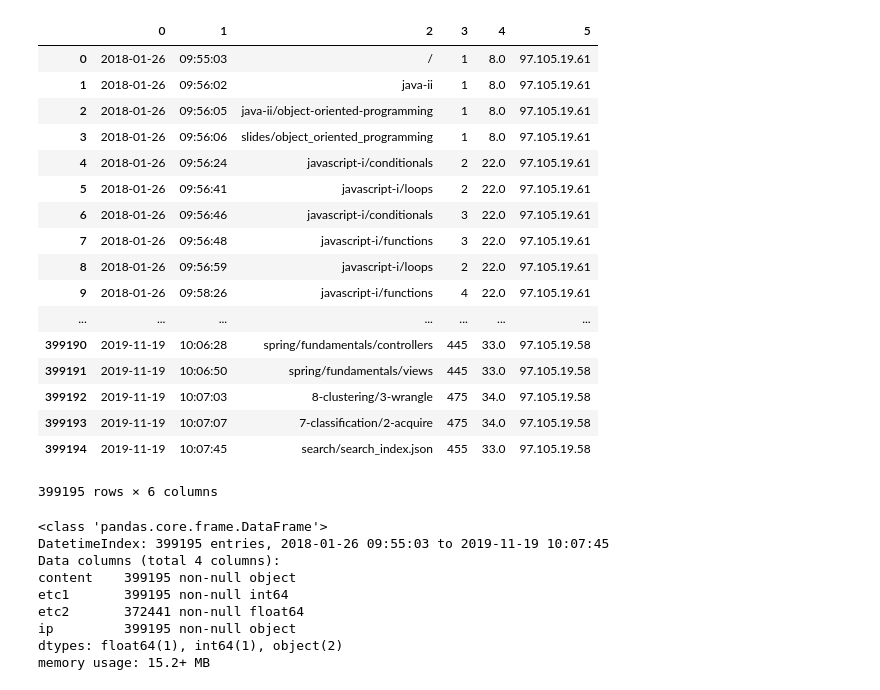
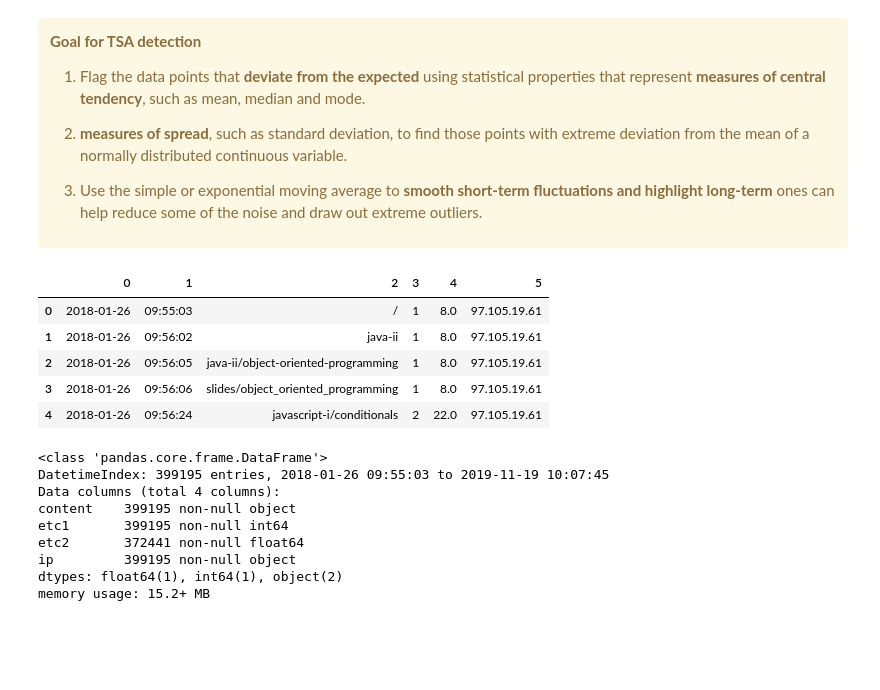
Before and after one commit to Jacqueline-A-Shay/ds-methodologies-exercises, a Jupyter notebook: anomaly_detection/time_series_anomaly_detection.ipynb, the cells around one changed output. Saved outputs shown, nothing was run; the diff lists cells and outputs as text; code cells hidden in the pictures; blank space fills up the shorter version.

```diff
--- a/anomaly_detection/time_series_anomaly_detection.ipynb
+++ b/anomaly_detection/time_series_anomaly_detection.ipynb
@@ -1 +1,11 @@
+# %% [markdown]
+<div class = "alert alert-warning">
+<b> Goal for TSA detection </b>
+
+1. Flag the data points that **deviate from the expected** using statistical properties that represent **measures of central tendency**, such as mean, median and mode.
+
+2. **measures of spread**, such as standard deviation, to find those points with extreme deviation from the mean of a normally distributed continuous variable.
+
+3. Use the simple or exponential moving average to **smooth short-term fluctuations and highlight long-term** ones can help reduce some of the noise and draw out extreme outliers.
+</div>
 # %%
@@ -10,26 +63,14 @@ import seaborn as sns
 # no header
 df = pd.read_csv('anonymized-curriculum-access.txt', sep=" ", header=None)
 # %%
-df
+df.head()
 # %% [output]
 |  | 0 | 1 | 2 | 3 | 4 | 5 |
 | 0 | 2018-01-26 | 09:55:03 | / | 1 | 8.0 | 97.105.19.61 |
 | 1 | 2018-01-26 | 09:56:02 | java-ii | 1 | 8.0 | 97.105.19.61 |
 | 2 | 2018-01-26 | 09:56:05 | java-ii/object-oriented-programming | 1 | 8.0 | 97.105.19.61 |
 | 3 | 2018-01-26 | 09:56:06 | slides/object_oriented_programming | 1 | 8.0 | 97.105.19.61 |
 | 4 | 2018-01-26 | 09:56:24 | javascript-i/conditionals | 2 | 22.0 | 97.105.19.61 |
-| 5 | 2018-01-26 | 09:56:41 | javascript-i/loops | 2 | 22.0 | 97.105.19.61 |
-| 6 | 2018-01-26 | 09:56:46 | javascript-i/conditionals | 3 | 22.0 | 97.105.19.61 |
-| 7 | 2018-01-26 | 09:56:48 | javascript-i/functions | 3 | 22.0 | 97.105.19.61 |
-| 8 | 2018-01-26 | 09:56:59 | javascript-i/loops | 2 | 22.0 | 97.105.19.61 |
-| 9 | 2018-01-26 | 09:58:26 | javascript-i/functions | 4 | 22.0 | 97.105.19.61 |
-| ... | ... | ... | ... | ... | ... | ... |
-| 399190 | 2019-11-19 | 10:06:28 | spring/fundamentals/controllers | 445 | 33.0 | 97.105.19.58 |
-| 399191 | 2019-11-19 | 10:06:50 | spring/fundamentals/views | 445 | 33.0 | 97.105.19.58 |
-| 399192 | 2019-11-19 | 10:07:03 | 8-clustering/3-wrangle | 475 | 34.0 | 97.105.19.58 |
-| 399193 | 2019-11-19 | 10:07:07 | 7-classification/2-acquire | 475 | 34.0 | 97.105.19.58 |
-| 399194 | 2019-11-19 | 10:07:45 | search/search_index.json | 455 | 33.0 | 97.105.19.58 |
-399195 rows × 6 columns
 # %%
 # combine the date and time columns separated by space
 # before naming columns date was in col 0 & time was in col 1
```
Also changed, not shown: parts of 60 cells of this notebook.
